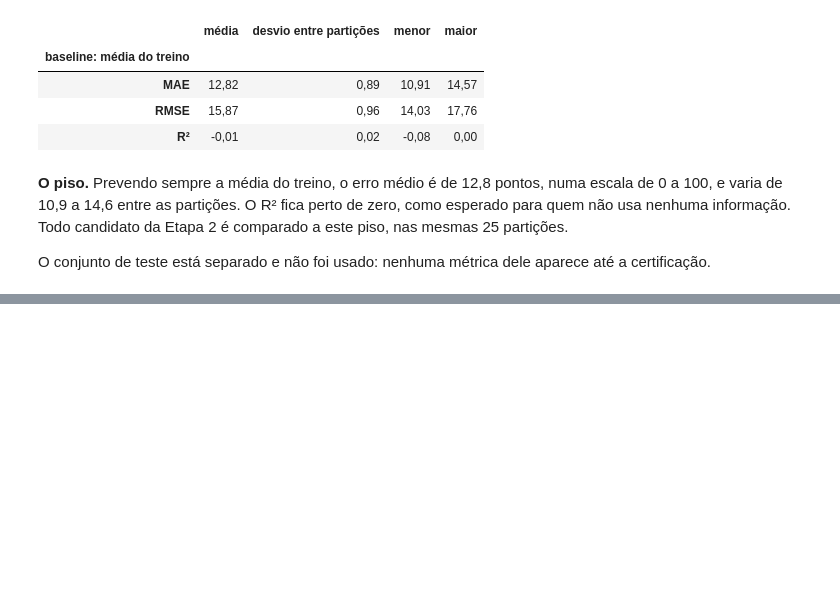
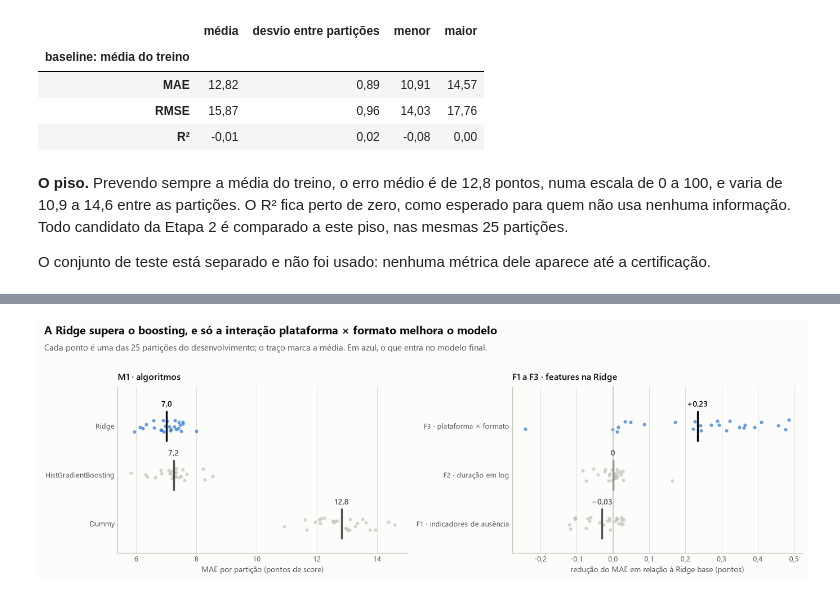
Before and after one commit to murilozgodoy/case_klike.ia, a Jupyter notebook: notebooks/03_modeling.ipynb, the cells around one changed output, grey strips where cells are left out. Drawn from its saved outputs; the diff is of its cells as text; code cells hidden in the pictures; blank space fills up the shorter version.

Commit message:
feat(modeling): experimentos M1 e F1 a F3 e escolha do modelo
A Ridge supera o boosting; só a interação plataforma × formato melhora o modelo. O teste segue intocado.

```diff
--- a/notebooks/03_modeling.ipynb
+++ b/notebooks/03_modeling.ipynb
@@ -5,6 +5,9 @@
 
 A modelagem segue um protocolo definido antes dos experimentos formais (seção 4). O histórico do repositório registra o protocolo antes dos resultados.
 # %%
+from collections import Counter
+
+import matplotlib.pyplot as plt
 import numpy as np
 import pandas as pd
 from IPython.display import display
@@ -17,19 +20,23 @@ from sklearn.model_selection import RepeatedKFold, cross_validate
 from sklearn.pipeline import make_pipeline
 from sklearn.preprocessing import OneHotEncoder, OrdinalEncoder, StandardScaler
 
-from klike import modeling
+from klike import modeling, viz
 from klike.analysis import add_rate_metrics
 from klike.config import TARGET
 from klike.data import load_clean, load_raw
-from klike.formatting import fmt_number, fmt_pct
+from klike.formatting import fmt_compact, fmt_number, fmt_pct, fmt_signed, fmt_signed_pct
 from klike.modeling import (
+    FeatureSpec,
     build_pipeline,
+    compare_on_splits,
     evaluate_on_splits,
     outer_splits,
     prepare_features,
     split_development_test,
+    tuned,
 )
 
+viz.set_style()
 pd.set_option("display.max_columns", 40)
 pd.set_option("display.max_colwidth", 140)
 PLATFORMS = ["Meta", "TikTok", "LinkedIn"]
@@ -351,0 +508,50 @@ O conjunto de teste está separado e não foi usado: nenhuma métrica dele apare
+# %%
+rng = np.random.default_rng(0)  # só para espalhar os pontos na vertical
+
+
+def strip(ax, rows, highlight):
+    """Uma linha por candidato: os valores das partições como pontos e a média como traço."""
+    for y, (label, values, show) in enumerate(rows):
+        chosen = label == highlight
+        ink = viz.INK if chosen else viz.INK_SECONDARY
+        ax.scatter(values, y + rng.uniform(-0.13, 0.13, len(values)), s=16, linewidth=0,
+                   color=viz.ACCENT if chosen else viz.CONTEXT, alpha=0.7)
+        mean = np.mean(values)
+        ax.plot([mean, mean], [y - 0.3, y + 0.3], linewidth=2.2, color=ink)
+        ax.text(mean, y + 0.36, show(mean), ha="center", va="bottom", fontsize=9, color=ink,
+                fontweight="semibold")
+    ax.set_yticks(range(len(rows)), [label for label, _, _ in rows])
+    ax.set_ylim(-0.6, len(rows) - 0.2)
+    ax.grid(axis="y", visible=False)
+
+
+fig, (left, right) = plt.subplots(1, 2, figsize=(12.5, 4.3))
+strip(
+    left,
+    [(name, m1[name]["mae"].to_numpy(), lambda v: fmt_number(v, 1))
+     for name in ["Dummy", "HistGradientBoosting", "Ridge"]],
+    highlight="Ridge",
+)
+left.xaxis.set_major_formatter(viz.decimal_formatter(0))
+left.set_xlabel("MAE por partição (pontos de score)")
+left.set_title("M1 · algoritmos")
+strip(
+    right,
+    [(name, base["mae"].to_numpy() - folds["mae"].to_numpy(), lambda v: fmt_signed(v, 2))
+     for name, folds in f_results.items()],
+    highlight="F3 · plataforma × formato",
+)
+right.axvline(0, color=viz.BASELINE, linewidth=1)
+right.xaxis.set_major_formatter(viz.decimal_formatter(1))
+right.set_xlabel("redução do MAE em relação à Ridge base (pontos)")
+right.set_title("F1 a F3 · features na Ridge")
+viz.add_header(
+    fig,
+    "A Ridge supera o boosting, e só a interação plataforma × formato melhora o modelo",
+    "Cada ponto é uma das 25 partições do desenvolvimento; o traço marca a média. "
+    "Em azul, o que entra no modelo final.",
+)
+viz.save(fig, "03_selecao_modelo")
+plt.show()
+# %% [output]
+[figure, added]
```
Also changed, not shown: parts of 7 cells of this notebook, 2 other files.
